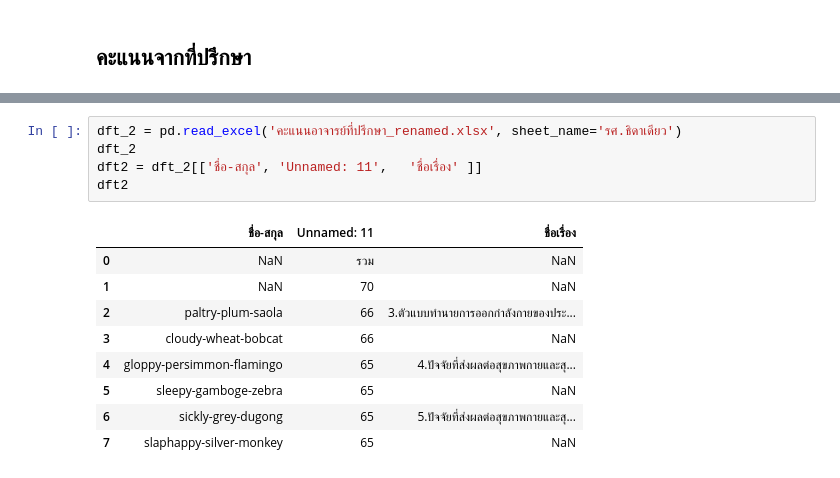
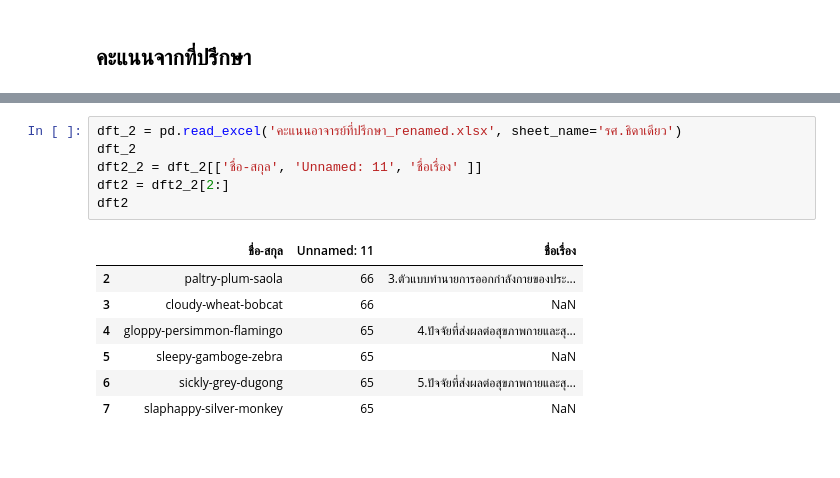
Before and after one commit to jiriyaporn/data_viz, a Jupyter notebook: DataViz_Midterm_2021.ipynb, the cells around one changed output, grey strips where cells are left out. Cells and saved outputs as stored; diff of their text form.

```diff
--- a/DataViz_Midterm_2021.ipynb
+++ b/DataViz_Midterm_2021.ipynb
@@ -391,12 +463,11 @@ dft1
 # %%
 dft_2 = pd.read_excel('คะแนนอาจารย์ที่ปรึกษา_renamed.xlsx', sheet_name='รศ.ธิดาเดียว')
 dft_2
-dft2 = dft_2[['ชื่อ-สกุล', 'Unnamed: 11',	'ชื่อเรื่อง' ]]
+dft2_2 = dft_2[['ชื่อ-สกุล', 'Unnamed: 11',	'ชื่อเรื่อง' ]]
+dft2 = dft2_2[2:]
 dft2
 # %% [output]
 |  | ชื่อ-สกุล | Unnamed: 11 | ชื่อเรื่อง |
-| 0 | NaN | รวม | NaN |
-| 1 | NaN | 70 | NaN |
 | 2 | paltry-plum-saola | 66 | 3.ตัวแบบทำนายการออกกำลังกายของประ... |
 | 3 | cloudy-wheat-bobcat | 66 | NaN |
 | 4 | gloppy-persimmon-flamingo | 65 | 4.ปัจจัยที่ส่งผลต่อสุขภาพกายและสุ... |
```
Also changed, not shown: parts of 30 cells of this notebook.
